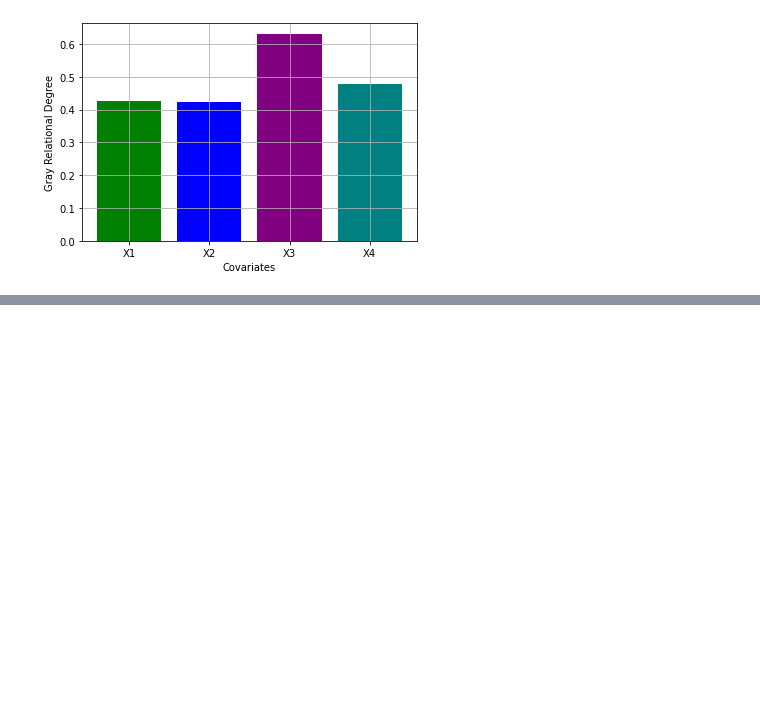
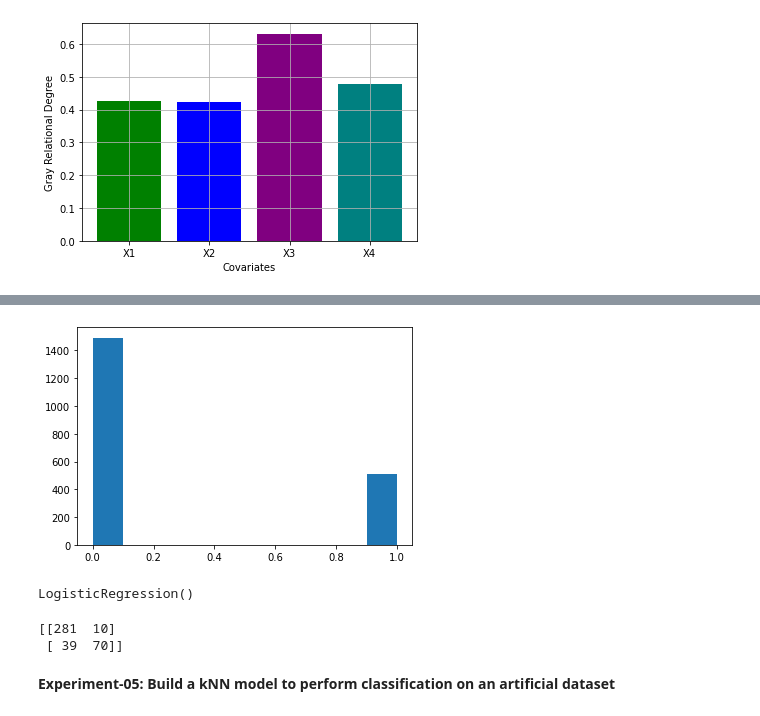
Before and after one commit to harshdhiman-ai/ML-Lab-ICT, a Jupyter notebook: ML_Lab_ICT_B.ipynb, the cells around one changed output, grey strips where cells are left out. Saved outputs shown, nothing was run; the diff lists cells and outputs as text; code cells hidden in the pictures; blank space fills up the shorter version.

```diff
--- a/ML_Lab_ICT_B.ipynb
+++ b/ML_Lab_ICT_B.ipynb
@@ -280,0 +382,8 @@ plt.show()
+# %%
+X,y=make_classification(n_samples=2000,n_features=3,n_informative=3,n_redundant=0,n_classes=2,weights=[0.75,0.25])
+# %%
+import matplotlib.pyplot as plt
+plt.hist(y)
+plt.show()
+# %% [output]
+[figure, added]
@@ -280,0 +392,5 @@ plt.show()
+# %%
+#Model Training via Logistic Regression
+logit.fit(X_train,y_train)
+# %% [output]
+LogisticRegression()
@@ -280,0 +399,9 @@ plt.show()
+# %%
+from sklearn.metrics import confusion_matrix
+cm=confusion_matrix(y_test,y_hat)
+print(cm)
+# %% [output]
+[[281  10]
+ [ 39  70]]
+# %% [markdown]
+**Experiment-05: Build a kNN model to perform classification on an artificial dataset**
```
Also changed, not shown: parts of 16 cells of this notebook.
